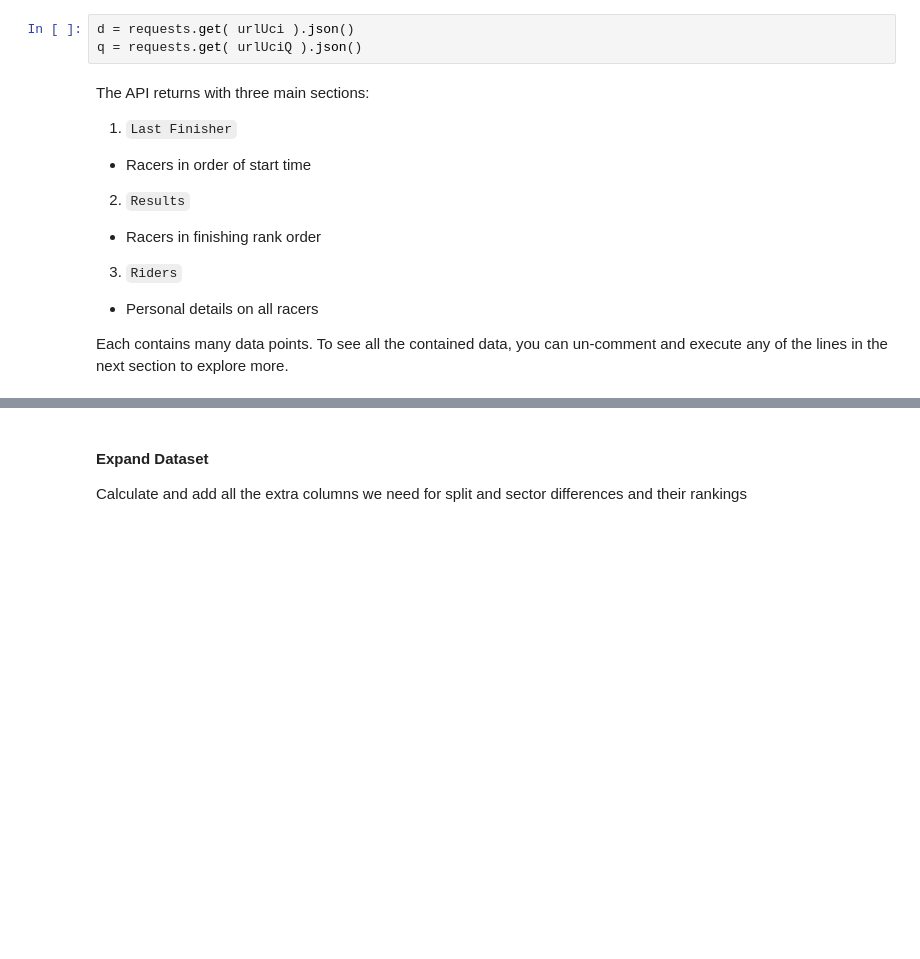
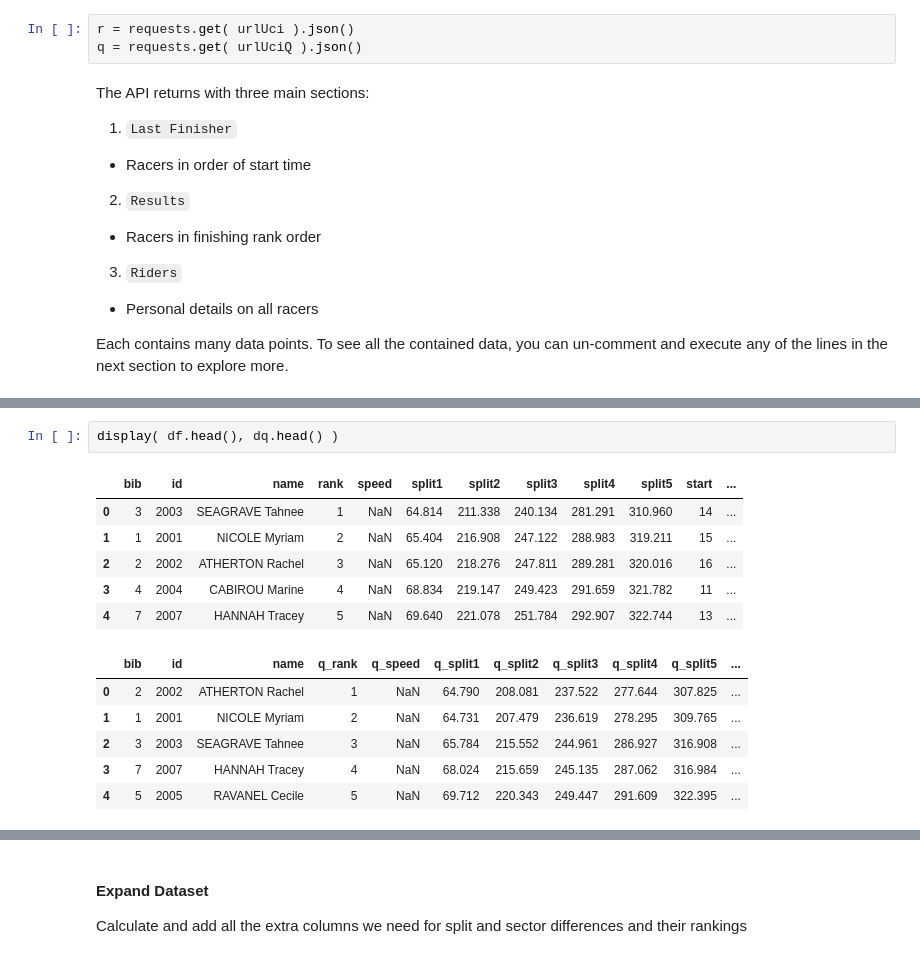
Before and after one commit to domwrap/mtbgeekstats, a Jupyter notebook: 2018/dh_data_fetch.ipynb, the cells around one changed output, grey strips where cells are left out. Saved outputs shown, nothing was run; the diff lists cells and outputs as text; blank space fills up the shorter version.

```diff
--- a/2018/dh_data_fetch.ipynb
+++ b/2018/dh_data_fetch.ipynb
@@ -84,7 +78,7 @@ file_prefix = os.path.join( directory, file_prefix )
 
 These two lines make the actual request to the server, and then converts the JSON string response in to a usable list format (deserialization)
 # %%
-d = requests.get( urlUci ).json()
+r = requests.get( urlUci ).json()
 q = requests.get( urlUciQ ).json()
 # %% [markdown]
 The API returns with three main sections:
@@ -143,0 +159,15 @@ df = pd.DataFrame( lst )
+# %%
+display( df.head(), dq.head() )
+# %% [output]
+|  | bib | id | name | rank | speed | split1 | split2 | split3 | split4 | split5 | start | ... |
+| 0 | 3 | 2003 | SEAGRAVE Tahnee | 1 | NaN | 64.814 | 211.338 | 240.134 | 281.291 | 310.960 | 14 | ... |
+| 1 | 1 | 2001 | NICOLE Myriam | 2 | NaN | 65.404 | 216.908 | 247.122 | 288.983 | 319.211 | 15 | ... |
+| 2 | 2 | 2002 | ATHERTON Rachel | 3 | NaN | 65.120 | 218.276 | 247.811 | 289.281 | 320.016 | 16 | ... |
+| 3 | 4 | 2004 | CABIROU Marine | 4 | NaN | 68.834 | 219.147 | 249.423 | 291.659 | 321.782 | 11 | ... |
+| 4 | 7 | 2007 | HANNAH Tracey | 5 | NaN | 69.640 | 221.078 | 251.784 | 292.907 | 322.744 | 13 | ... |
+|  | bib | id | name | q_rank | q_speed | q_split1 | q_split2 | q_split3 | q_split4 | q_split5 | ... |
+| 0 | 2 | 2002 | ATHERTON Rachel | 1 | NaN | 64.790 | 208.081 | 237.522 | 277.644 | 307.825 | ... |
+| 1 | 1 | 2001 | NICOLE Myriam | 2 | NaN | 64.731 | 207.479 | 236.619 | 278.295 | 309.765 | ... |
+| 2 | 3 | 2003 | SEAGRAVE Tahnee | 3 | NaN | 65.784 | 215.552 | 244.961 | 286.927 | 316.908 | ... |
+| 3 | 7 | 2007 | HANNAH Tracey | 4 | NaN | 68.024 | 215.659 | 245.135 | 287.062 | 316.984 | ... |
+| 4 | 5 | 2005 | RAVANEL Cecile | 5 | NaN | 69.712 | 220.343 | 249.447 | 291.609 | 322.395 | ... |
```
Also changed, not shown: parts of 26 cells of this notebook, 8 other files.
